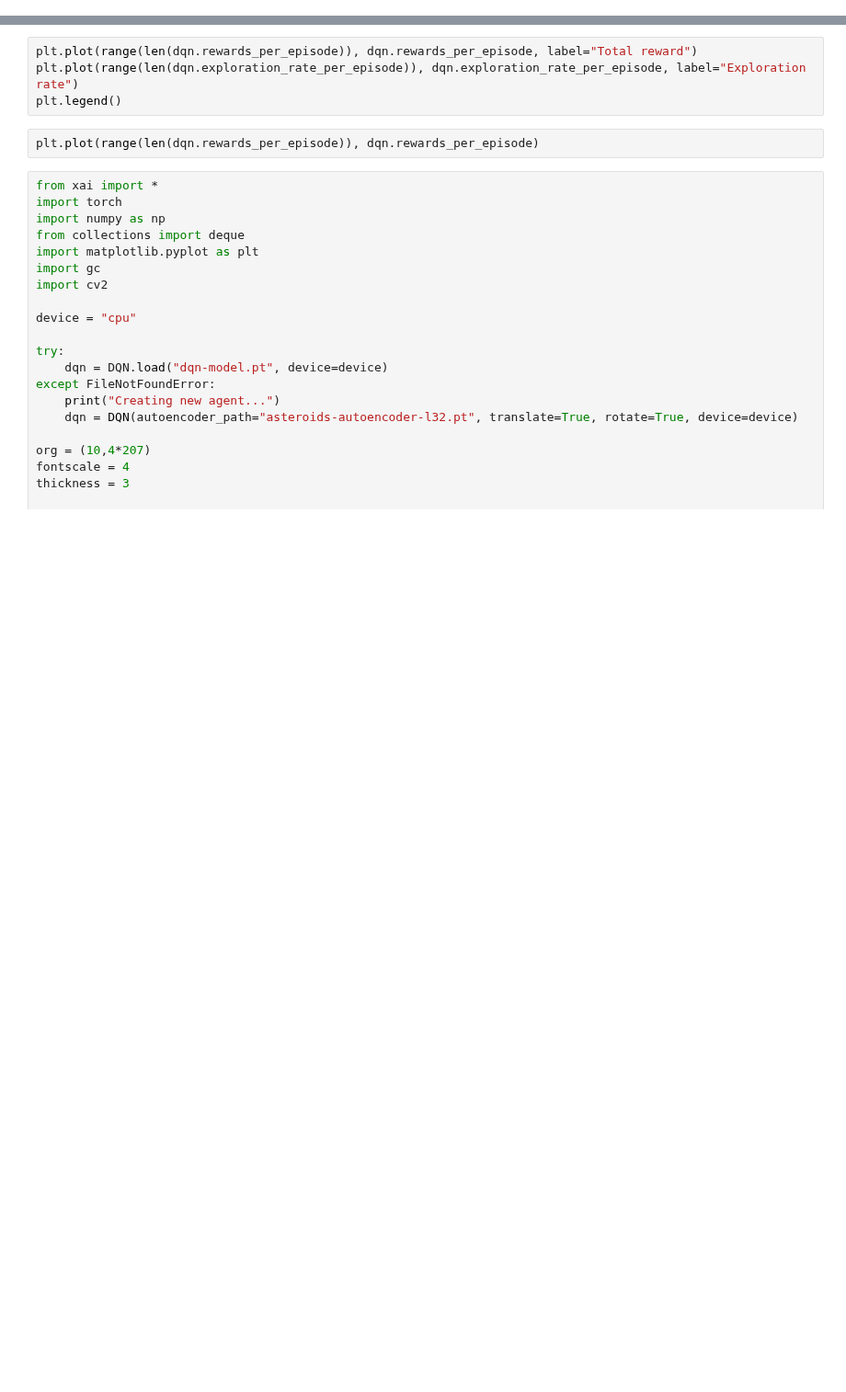
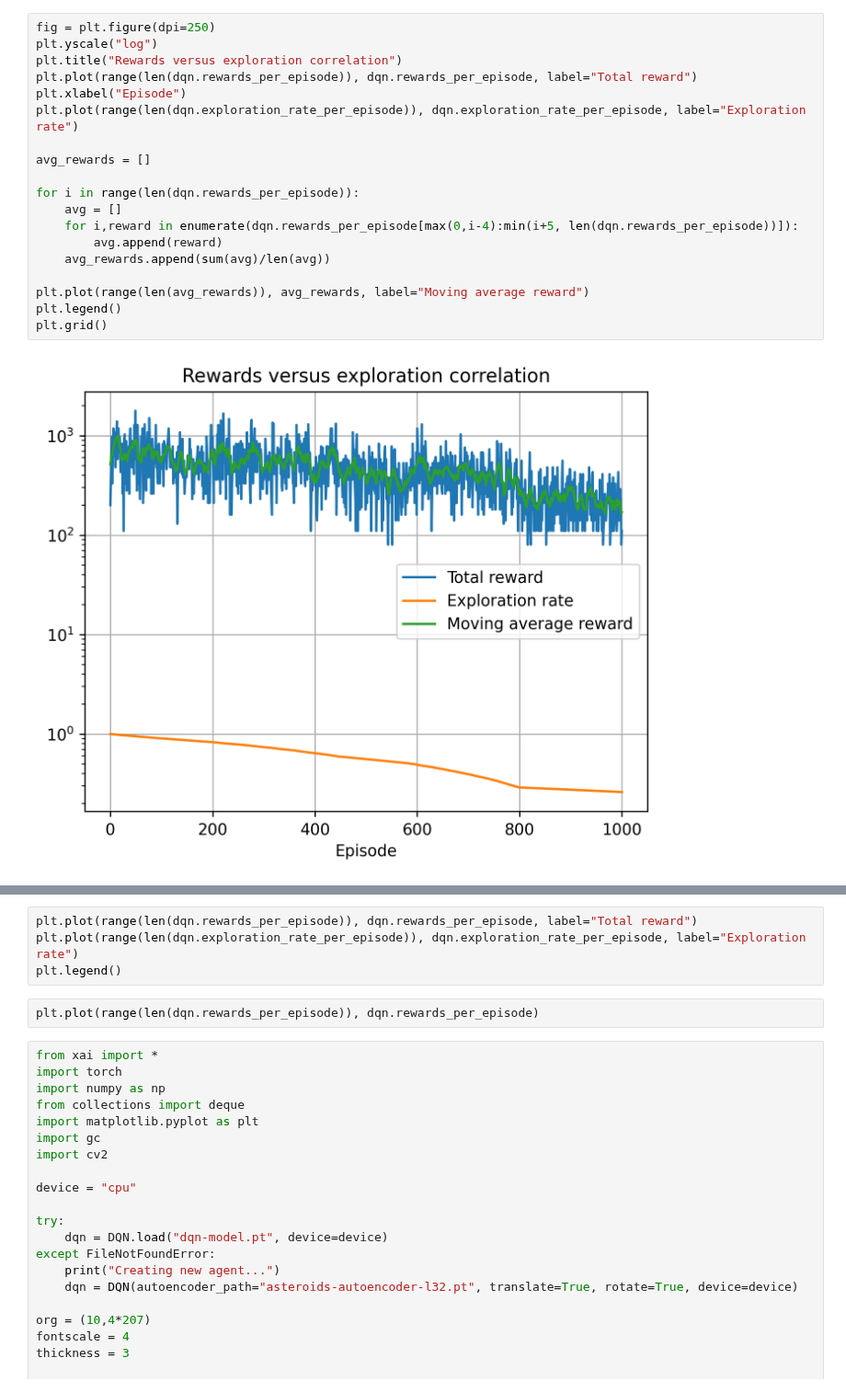
Before and after one commit to eivind-bn/master-project, a Jupyter notebook: asteroids-dqn.ipynb, the cells around one changed output, grey strips where cells are left out. Shown at 92% size. Drawn from its saved outputs; the diff is of its cells as text; blank space fills up the shorter version.

```diff
--- a/asteroids-dqn.ipynb
+++ b/asteroids-dqn.ipynb
@@ -37,0 +65,21 @@ dqn.train(
+# %%
+fig = plt.figure(dpi=250)
+plt.yscale("log")
+plt.title("Rewards versus exploration correlation")
+plt.plot(range(len(dqn.rewards_per_episode)), dqn.rewards_per_episode, label="Total reward")
+plt.xlabel("Episode")
+plt.plot(range(len(dqn.exploration_rate_per_episode)), dqn.exploration_rate_per_episode, label="Exploration rate")
+
+avg_rewards = []
+
+for i in range(len(dqn.rewards_per_episode)):
+    avg = []
+    for i,reward in enumerate(dqn.rewards_per_episode[max(0,i-4):min(i+5, len(dqn.rewards_per_episode))]):
+        avg.append(reward)
+    avg_rewards.append(sum(avg)/len(avg))
+
+plt.plot(range(len(avg_rewards)), avg_rewards, label="Moving average reward")
+plt.legend()
+plt.grid()
+# %% [output]
+[figure, added]
```
Also changed, not shown: parts of 8 cells of this notebook, 2 other files.
